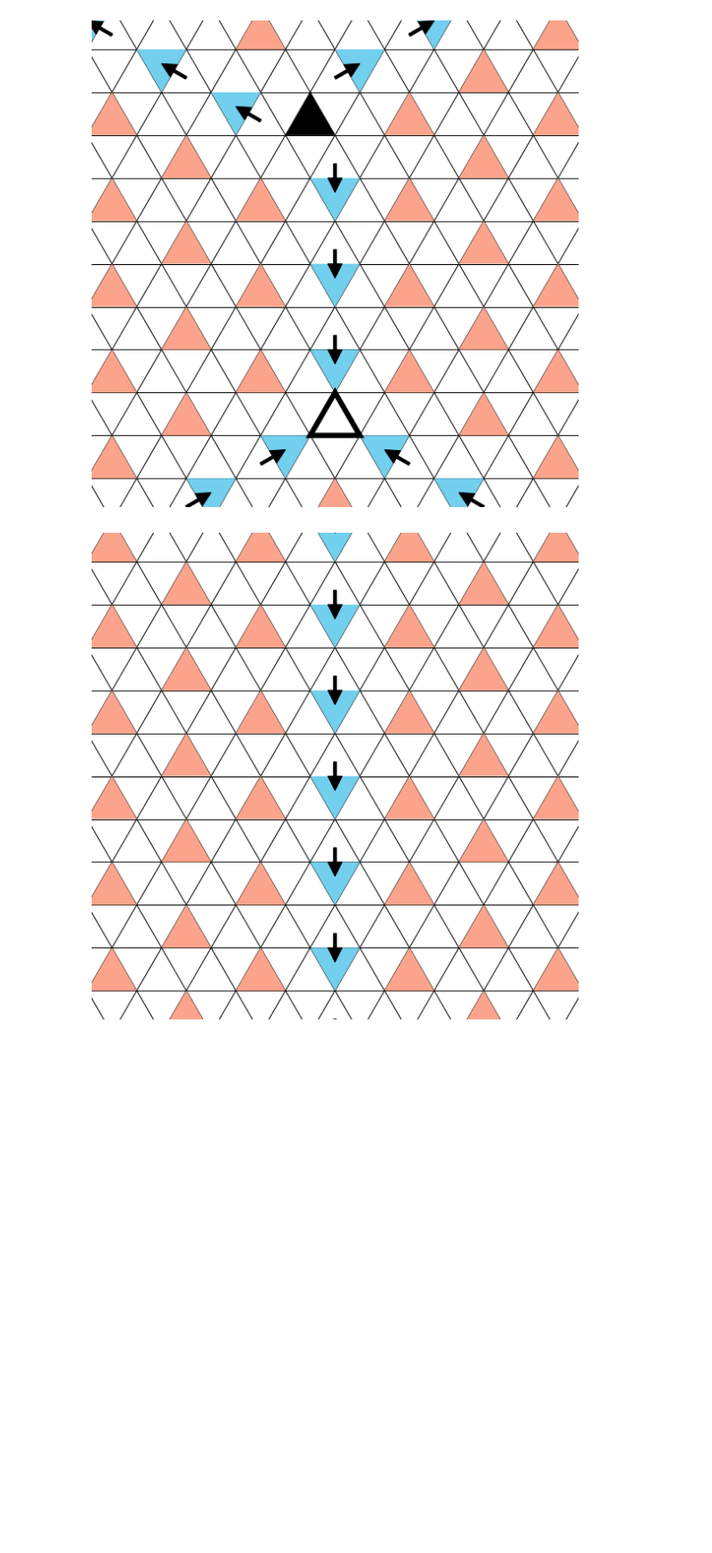
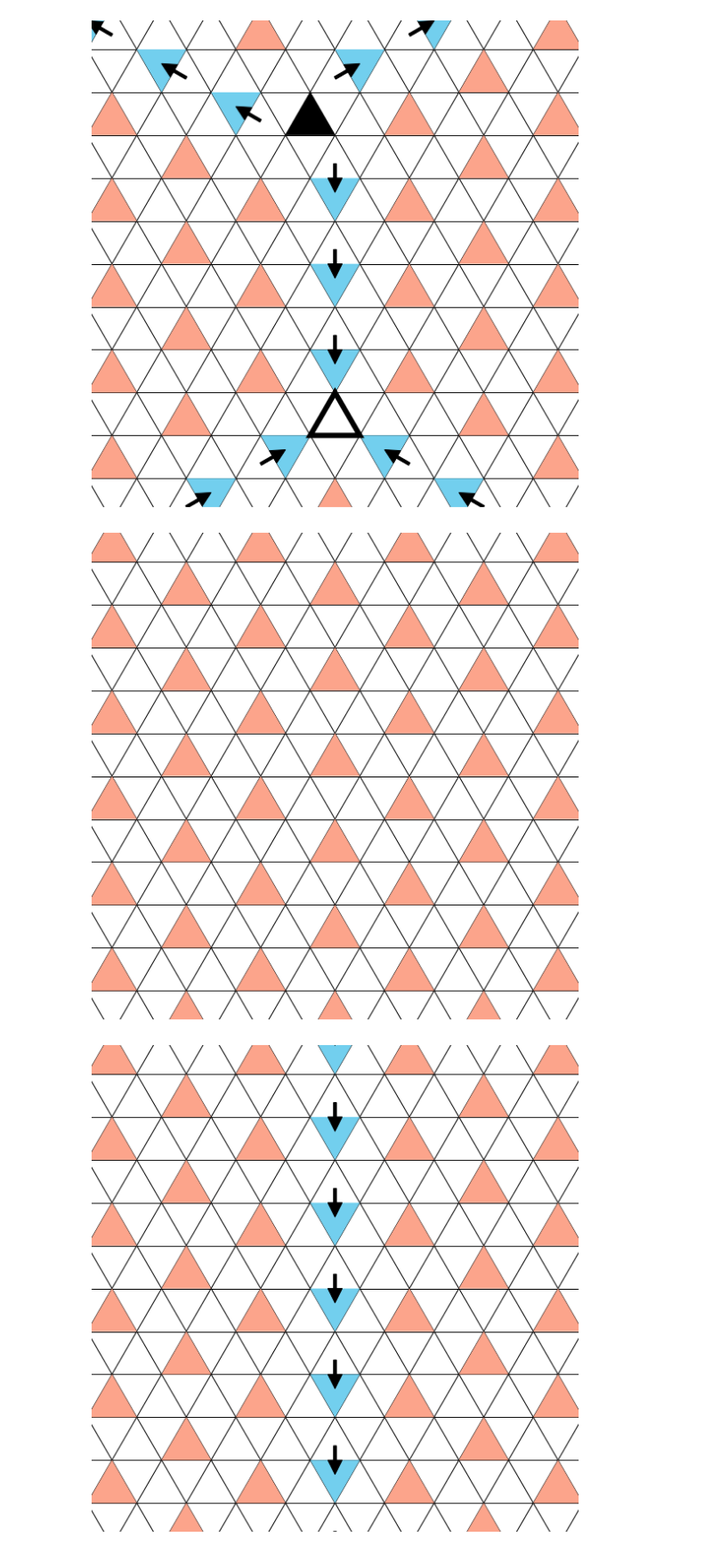
Before and after one commit to KimGroup/trimer-tbg, a Jupyter notebook: diagrams-Copy2.ipynb, the cells around one changed output. Shown at 89% size. Saved outputs shown, nothing was run; the diff lists cells and outputs as text; code cells hidden in the pictures; blank space fills up the shorter version.

```diff
--- a/diagrams-Copy2.ipynb
+++ b/diagrams-Copy2.ipynb
@@ -424,6 +469,8 @@ R = 1
 
 def draw_hexalattice(color=None):
     from matplotlib import collections as mc
+    if color is None:
+        color = "black"
     Hexa = []
     HexaLines = []
 
@@ -564,6 +611,30 @@ plt.savefig(base_dir + "junctions.png", dpi=100)
 plt.savefig(base_dir + "junctions.svg", dpi=100)
 # %% [output]
 [figure]
+# %%
+rt3 = functools.reduce(lambda a, x: a + x, [
+    [(x - i, y + 2 * i) for x, y in
+        [
+            (-3, -3), (0, -3), (3, -3), (6, -3),
+            (-4, -4), (-1, -4), (2, -4), (5, -4), (8, -4),
+        ]
+    ] for i in range(-1, 8)
+], [])
+
+fig, ax = plt.subplots(1, 1, figsize=[8, 8])
+
+for i in rt3:
+    adduptri(i, "", facecolor=to_rgba(colorAB, 1))
+
+ax.set_xlim([-8.5, 8.5])
+ax.set_ylim([-9.5, 7.5])
+ax.axis("off")
+draw_hexalattice()
+plt.tight_layout()
+plt.savefig(base_dir + "rt3.png", dpi=100)
+plt.savefig(base_dir + "rt3.svg", dpi=100)
+# %% [output]
+[figure, added]
 # %%
 rt3 = \
 functools.reduce(lambda a, x: a + x, [
```
Also changed, not shown: parts of 6 cells of this notebook, 4 other files.
